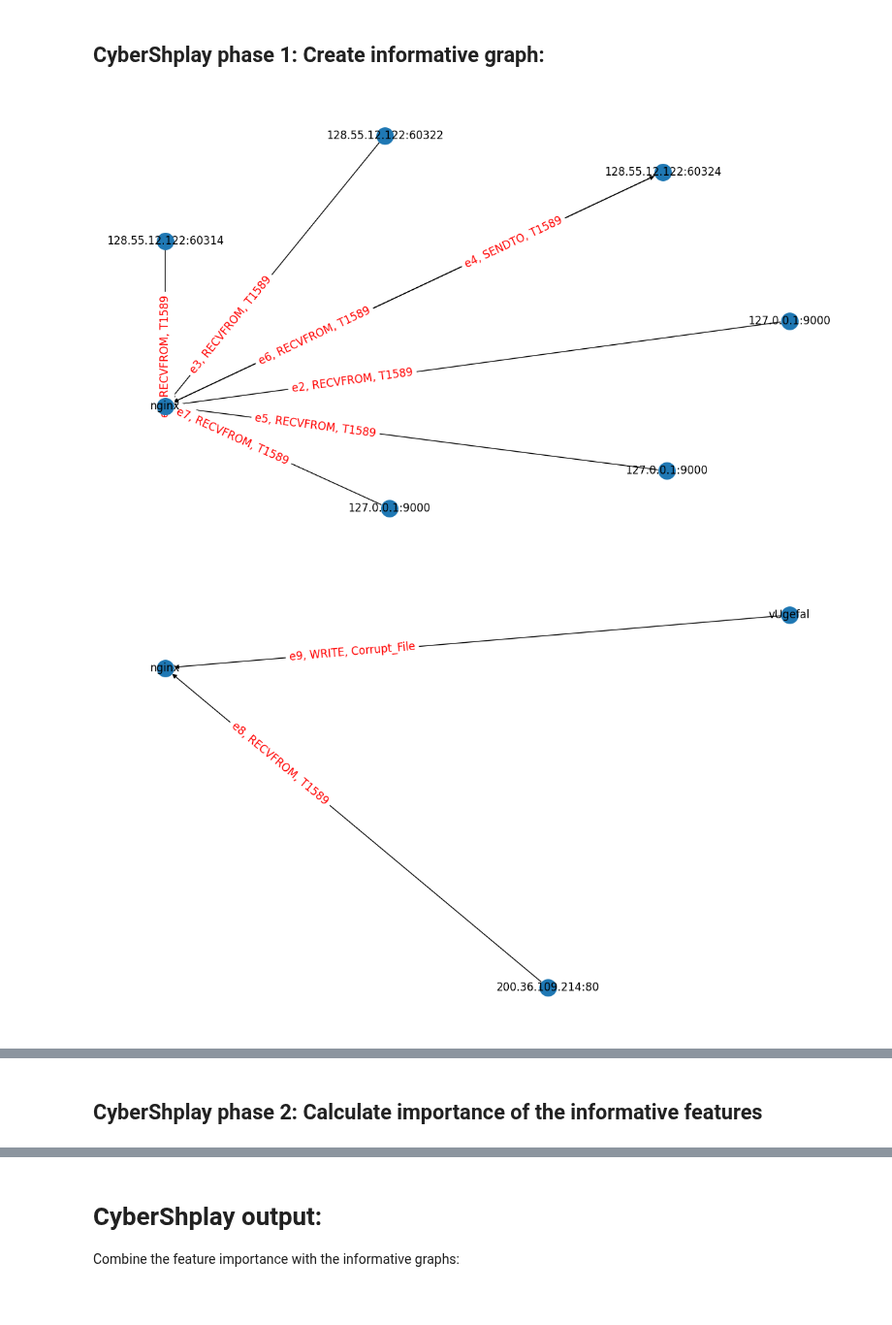
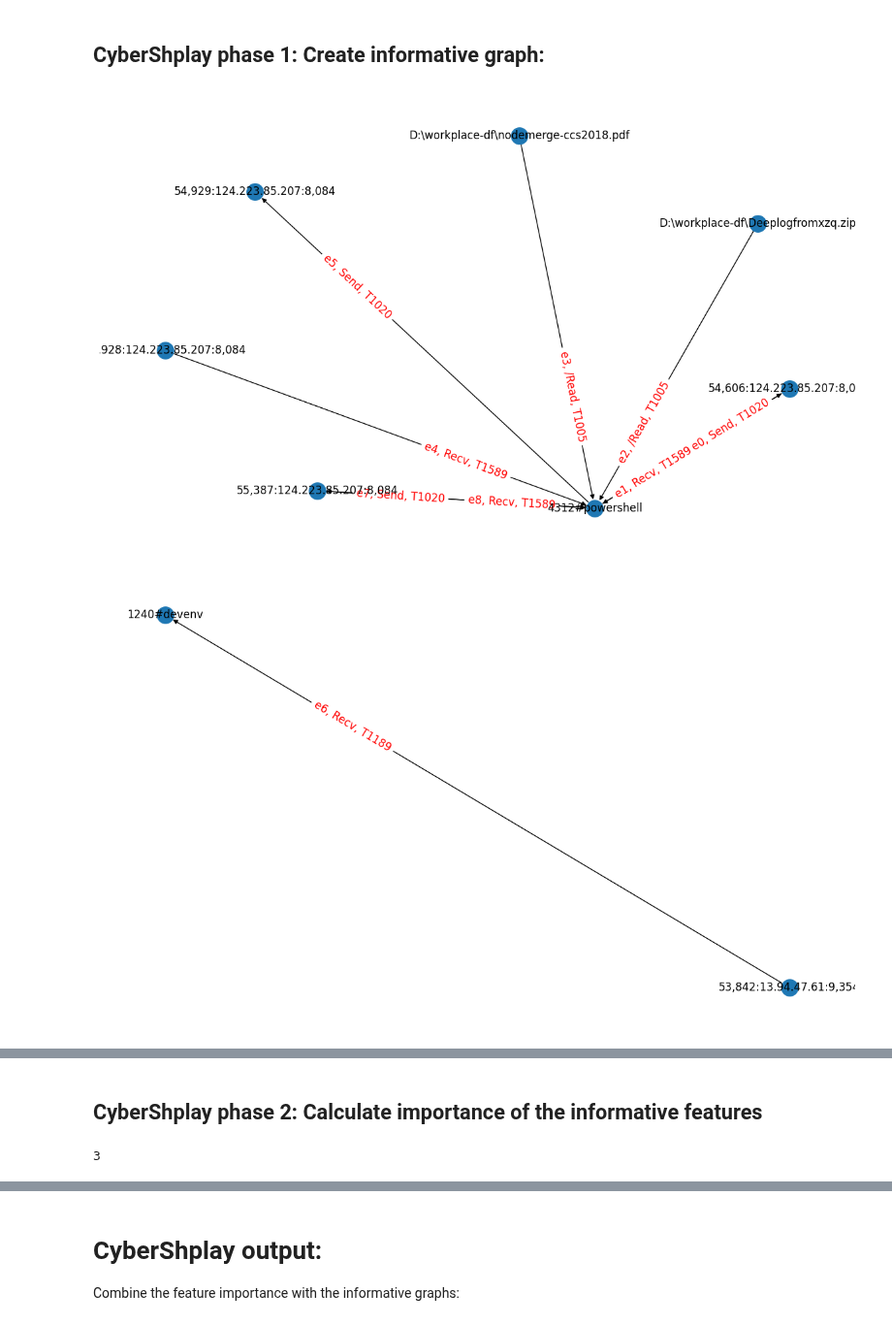
Before and after one commit to cybershapley/cybershapley, a Jupyter notebook: explain using CyberShapley.ipynb, the cells around one changed output, grey strips where cells are left out. Shown at 97% size. Saved outputs shown, nothing was run; the diff lists cells and outputs as text; code cells hidden in the pictures.

```diff
--- a/explain using CyberShapley.ipynb
+++ b/explain using CyberShapley.ipynb
@@ -234,7 +238,7 @@ def predict_prob_to_coalitions(combination_samples, model, label):
 # %% [markdown]
 ## CyberShplay phase 1: Create informative graph:
 # %%
-seq_ind = 54
+seq_ind = 11
 data_for_sequence = test_data_for_model['data_for_sequences'][seq_ind]
 seq_to_explain, labels = data_for_sequence['logs_for_sequence'], data_for_sequence['next_event_types']
 
@@ -259,32 +263,32 @@ for ind, subg in enumerate(sorted_components):
     nx.draw_networkx_nodes(
           subg, pos,
           linewidths=2,
 
       )
 
 
     nx.draw_networkx_labels(
           subg, pos,
           labels={node_id:node2label_dict[node_id] for node_id in subg.nodes()},
       )
 
     new_pos = nx.draw_networkx_edges(
           subg, pos,
           label={x:graph_data_for_seq['edge2label_dict'][x] for x in subg.edges()},
           min_source_margin = 10,
           min_target_margin = 10,
           arrows = True,
       )
 
     n =  nx.draw_networkx_edge_labels(
           subg, pos,
           edge_labels={x:graph_data_for_seq['edge2label_dict'][x] for x in subg.edges()} ,
           font_color='red',
           font_size=12,
           label_pos=0.3,
           )
 
     plt.axis('off')
 # %% [output]
-[figure, old version]
+[figure, new version]
-[figure, old version]
+[figure, new version]
@@ -317,6 +321,10 @@ high_level_coals = combination_samples[:-1,0]
 maskMatrix = np.array([[1 if ind in coal else 0 for ind in range(num_varying_features)] for coal in high_level_coals])
 kernelWeights = combination_samples[:-1, 2].astype(float)
 shapley_vals = shapley_values_with_weighted_linear_reg(ey=pred_for_coalition, fnull=base_val, fx=pred_for_sample, maskMatrix=maskMatrix, kernelWeights=kernelWeights, features_num=num_varying_features)
+# %%
+num_varying_features
+# %% [output]
+3
 # %%
 shapley_vals
 # %% [output]
```
Also changed, not shown: parts of 5 cells of this notebook, 14 other files.
